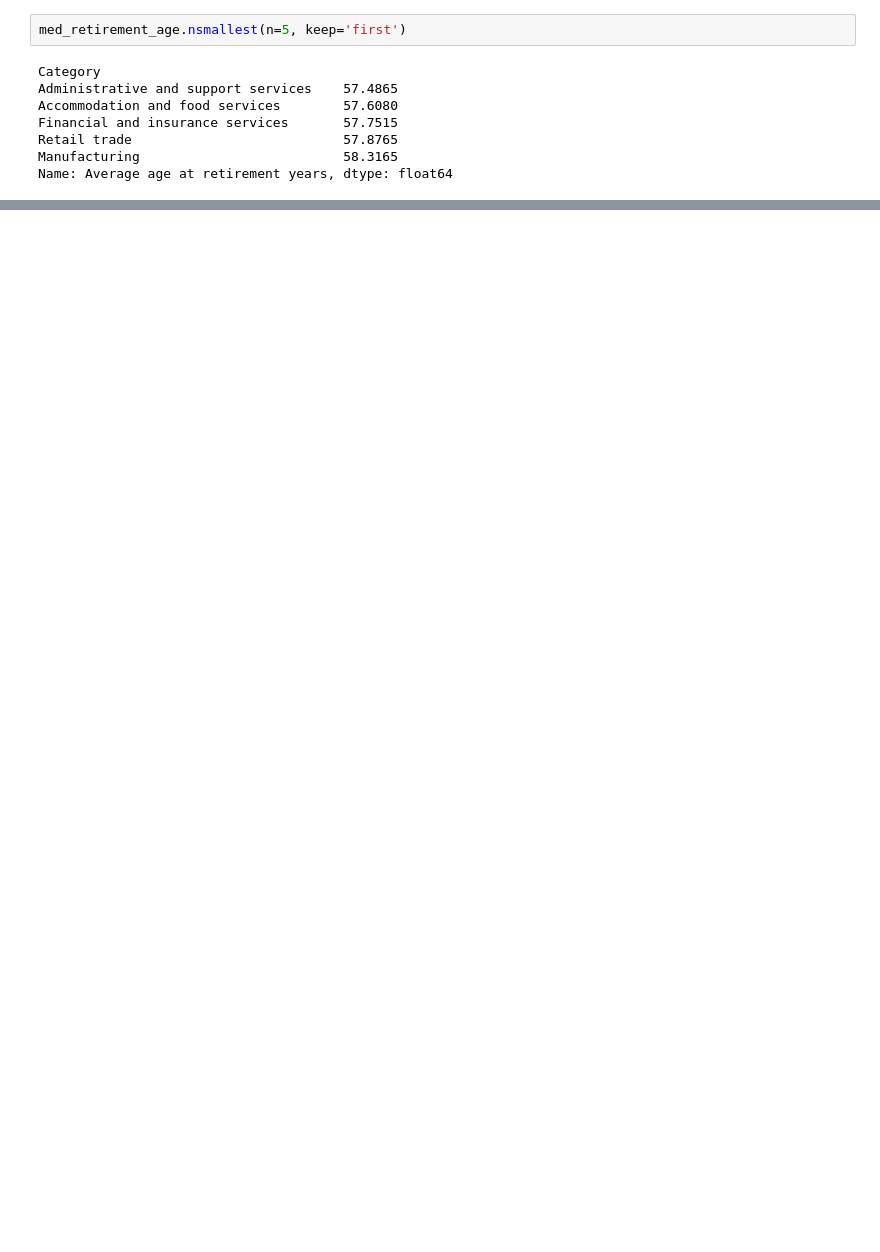
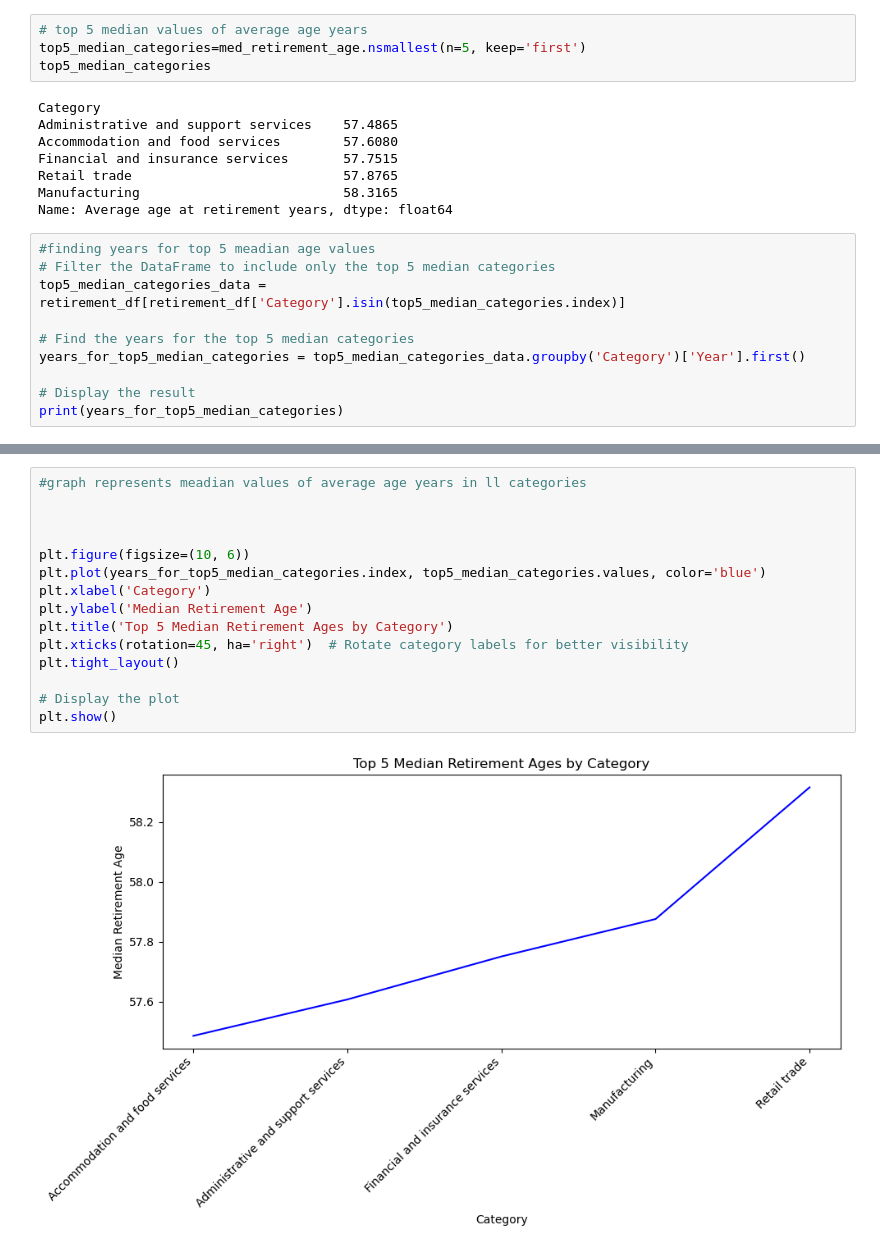
Before and after one commit to braydonnugent/Project1_Group4, a Jupyter notebook: question1_SV.ipynb, the cells around one changed output, grey strips where cells are left out. Cells and saved outputs as stored; diff of their text form; blank space fills up the shorter version.

```diff
--- a/question1_SV.ipynb
+++ b/question1_SV.ipynb
@@ -156,5 +173,7 @@ med_retirement_age.plot(kind='bar')
 # %%
-med_retirement_age.nsmallest(n=5, keep='first')
+# top 5 median values of average age years
+top5_median_categories=med_retirement_age.nsmallest(n=5, keep='first')
+top5_median_categories
 # %% [output]
 Category
 Administrative and support services    57.4865
@@ -163,3 +182,13 @@ Financial and insurance services       57.7515
 Retail trade                           57.8765
 Manufacturing                          58.3165
 Name: Average age at retirement years, dtype: float64
+# %%
+#finding years for top 5 meadian age values
+# Filter the DataFrame to include only the top 5 median categories
+top5_median_categories_data = retirement_df[retirement_df['Category'].isin(top5_median_categories.index)]
+
+# Find the years for the top 5 median categories
+years_for_top5_median_categories = top5_median_categories_data.groupby('Category')['Year'].first()
+
+# Display the result
+print(years_for_top5_median_categories)
@@ -165,0 +203,17 @@ Name: Average age at retirement years, dtype: float64
+# %%
+#graph represents meadian values of average age years in ll categories
+
+
+
+plt.figure(figsize=(10, 6))
+plt.plot(years_for_top5_median_categories.index, top5_median_categories.values, color='blue')
+plt.xlabel('Category')
+plt.ylabel('Median Retirement Age')
+plt.title('Top 5 Median Retirement Ages by Category')
+plt.xticks(rotation=45, ha='right')  # Rotate category labels for better visibility
+plt.tight_layout()
+
+# Display the plot
+plt.show()
+# %% [output]
+[figure, added]
```
Also changed, not shown: parts of 12 cells of this notebook.
